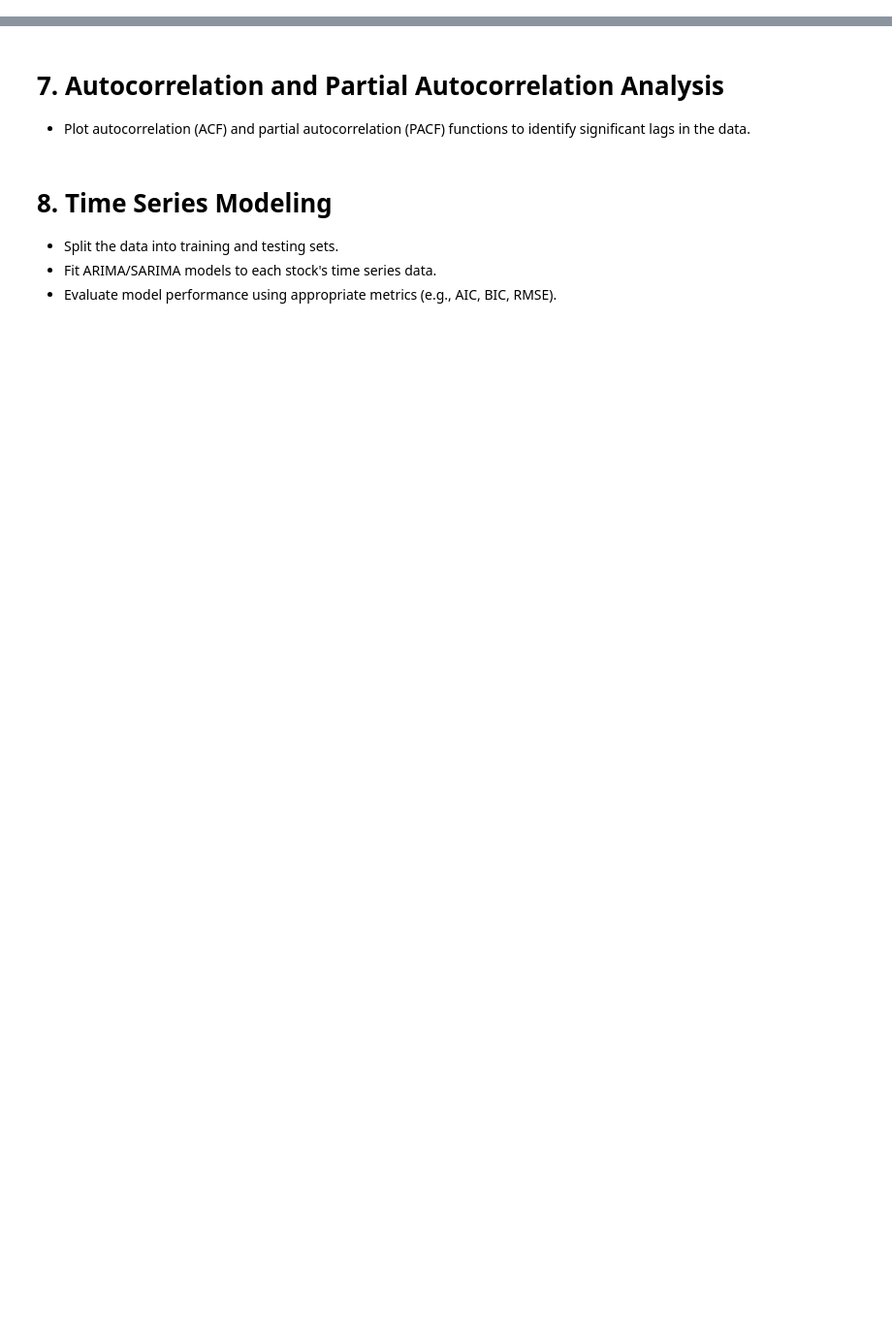
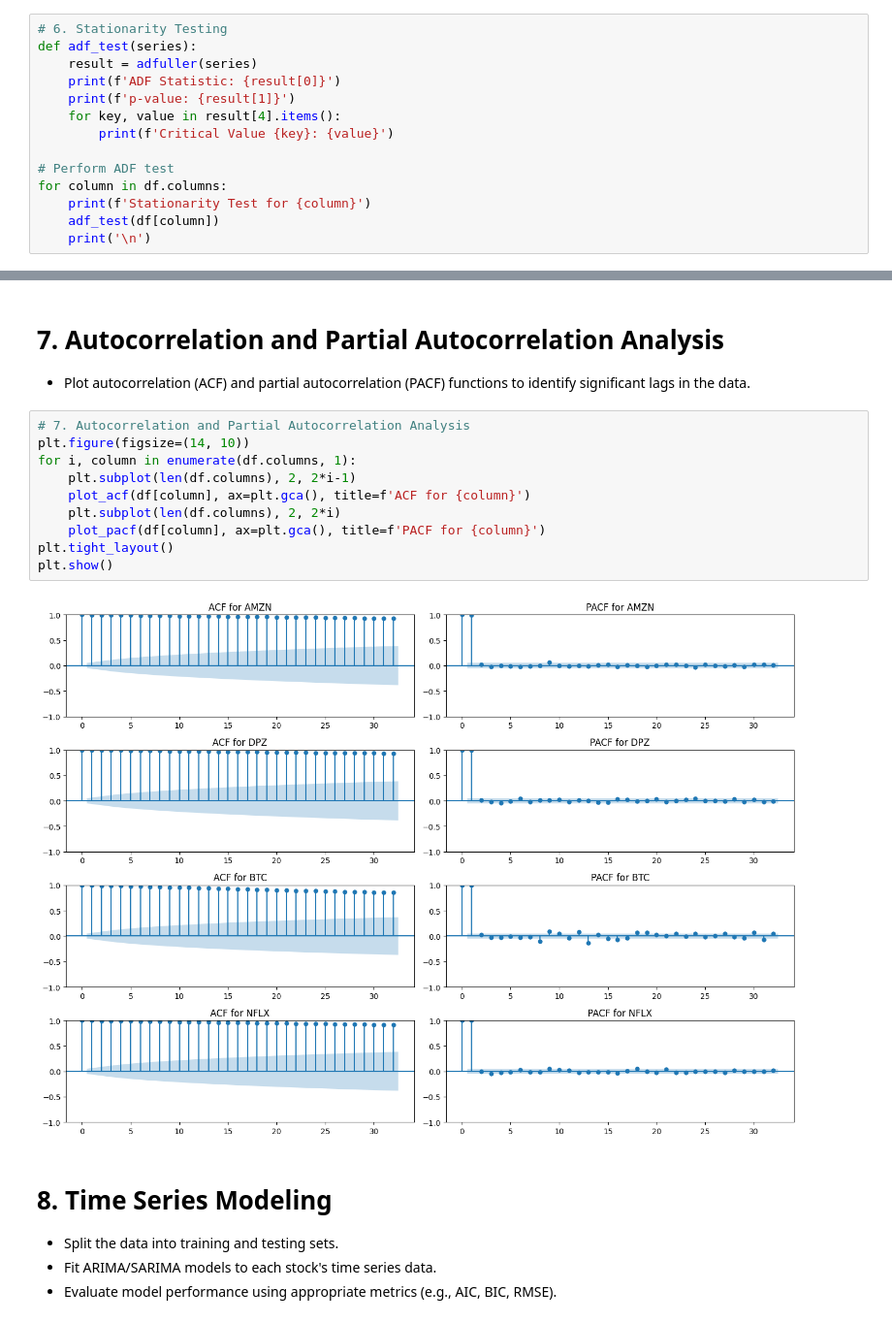
Before and after one commit to tedoaba/CodersCaveInternship, a Jupyter notebook: golden-task-phase-1-analyze-employee-feedback.ipynb, the cells around one changed output, grey strips where cells are left out. Shown at 97% size. Saved outputs shown, nothing was run; the diff lists cells and outputs as text; blank space fills up the shorter version.

```diff
--- a/golden-task-phase-1-analyze-employee-feedback.ipynb
+++ b/golden-task-phase-1-analyze-employee-feedback.ipynb
@@ -97,3 +167,17 @@ Perform a comprehensive time series analysis on a dataset containing historical
 # 6. Stationarity Testing
 - Conduct stationarity tests (e.g., Augmented Dickey-Fuller test) to check if the time series are stationary.
 - If necessary, apply transformations to achieve stationarity (e.g., differencing, log transformation).
+# %%
+# 6. Stationarity Testing
+def adf_test(series):
+    result = adfuller(series)
+    print(f'ADF Statistic: {result[0]}')
+    print(f'p-value: {result[1]}')
+    for key, value in result[4].items():
+        print(f'Critical Value {key}: {value}')
+
+# Perform ADF test
+for column in df.columns:
+    print(f'Stationarity Test for {column}')
+    adf_test(df[column])
+    print('\n')
@@ -100,6 +202,18 @@ Perform a comprehensive time series analysis on a dataset containing historical
 # %% [markdown]
 # 7. Autocorrelation and Partial Autocorrelation Analysis
 - Plot autocorrelation (ACF) and partial autocorrelation (PACF) functions to identify significant lags in the data.
+# %%
+# 7. Autocorrelation and Partial Autocorrelation Analysis
+plt.figure(figsize=(14, 10))
+for i, column in enumerate(df.columns, 1):
+    plt.subplot(len(df.columns), 2, 2*i-1)
+    plot_acf(df[column], ax=plt.gca(), title=f'ACF for {column}')
+    plt.subplot(len(df.columns), 2, 2*i)
+    plot_pacf(df[column], ax=plt.gca(), title=f'PACF for {column}')
+plt.tight_layout()
+plt.show()
+# %% [output]
+[figure, added]
 # %% [markdown]
 # 8. Time Series Modeling
 - Split the data into training and testing sets.
```
Also changed, not shown: parts of 15 cells of this notebook.
